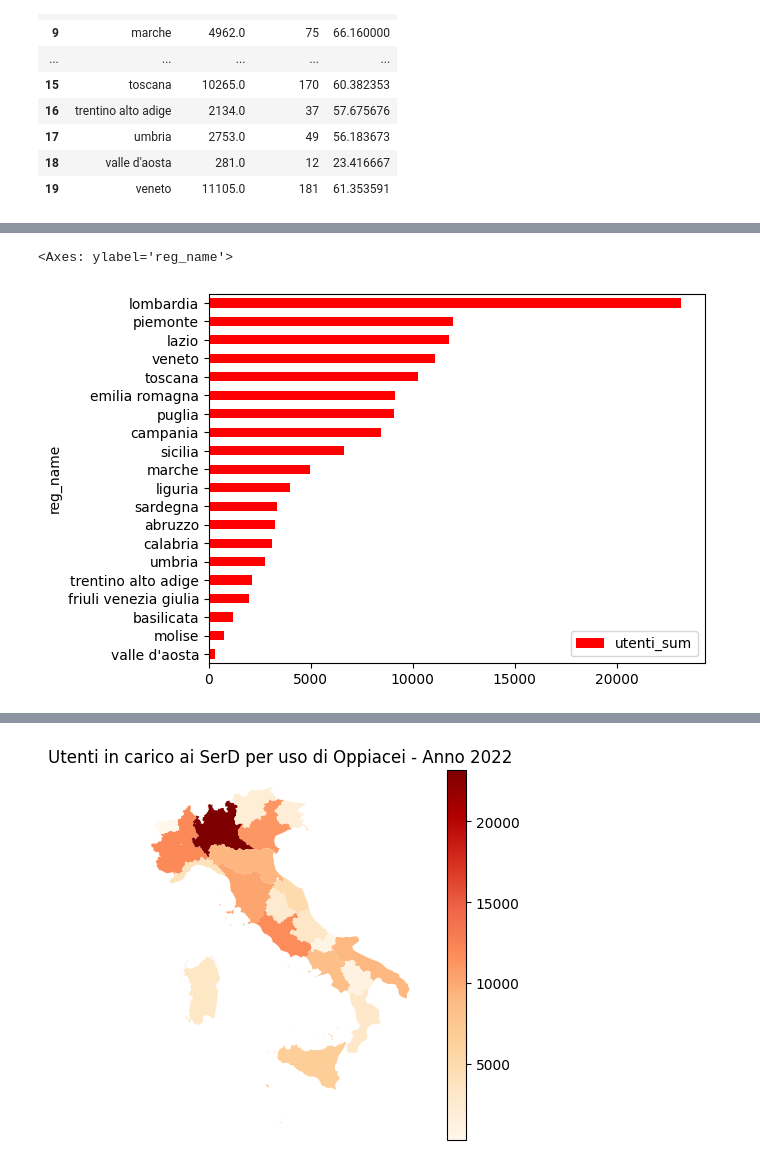
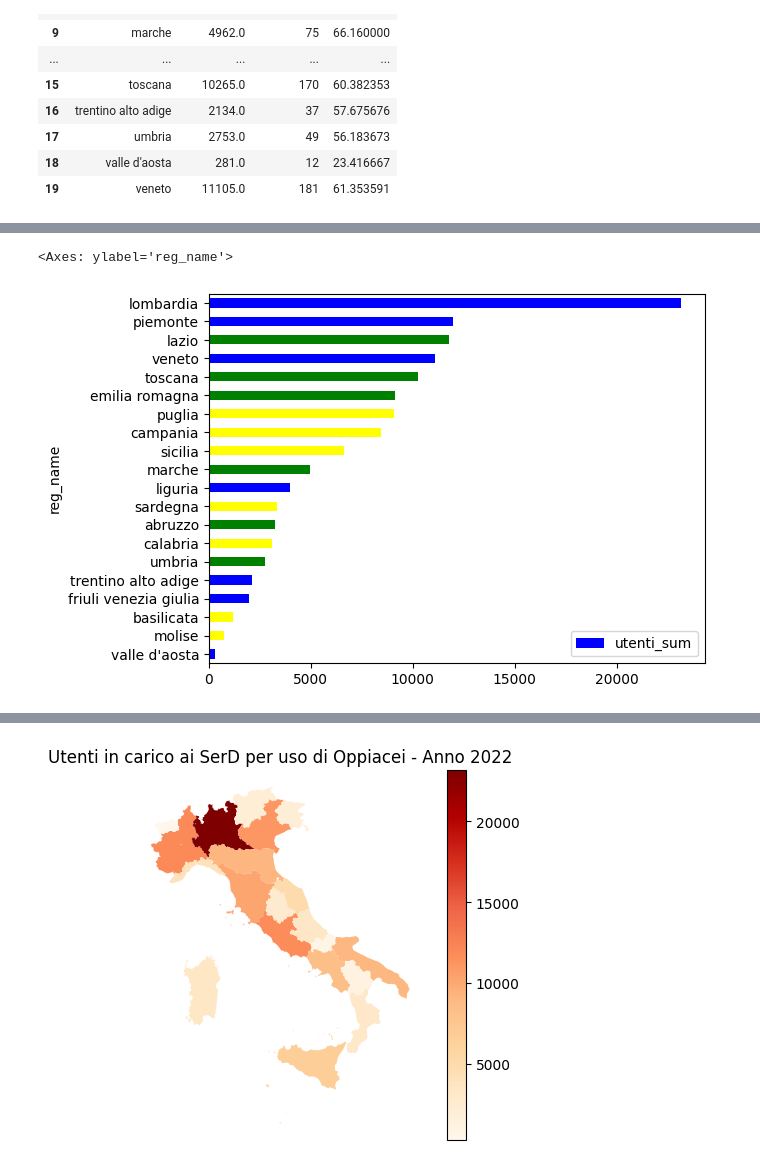
Before and after one commit to armandoschianodicola/italy-stats, a Jupyter notebook: 001/main.ipynb, the cells around one changed output, grey strips where cells are left out. Drawn from its saved outputs; the diff is of its cells as text; code cells hidden in the pictures.

```diff
--- a/001/main.ipynb
+++ b/001/main.ipynb
@@ -89,3 +100,13 @@ regions_df['reg_name']
 18                  sicilia
 19                 sardegna
 Name: reg_name, dtype: object
+# %%
+def set_zone(row):
+    if int(row["reg_istat_code_num"]) <= 7:
+        return "Nord"
+    elif int(row["reg_istat_code_num"]) >= 14:
+        return "Sud e Isole"
+    else:
+        return "Centro"
+# %%
+regions_df["zone"] = regions_df.apply(set_zone, axis=1)
@@ -204,8 +245,16 @@ gdf_oppiacei
+# %%
+gdf_oppiacei_agg = gdf_oppiacei[["reg_name", 'utenti_sum', 'zone']].groupby("reg_name").sum()
+# %%
+region_colours = {
+    "Nord": "blue",
+    "Sud e Isole": "yellow",
+    "Centro": "green"
+}
 # %%
-gdf_oppiacei[["reg_name", 'utenti_sum']].groupby("reg_name").sum().sort_values(by=['utenti_sum']).plot(
-    kind="barh",
-    cmap='autumn'
+gdf_oppiacei_agg.sort_values(by=['utenti_sum']).plot.barh(
+    y="utenti_sum",
+    color=gdf_oppiacei_agg.sort_values(by=['utenti_sum'])['zone'].replace(region_colours)
 )
 # %% [output]
 <Axes: ylabel='reg_name'>
-[figure, old version]
+[figure, new version]
```
Also changed, not shown: parts of 8 cells of this notebook.
